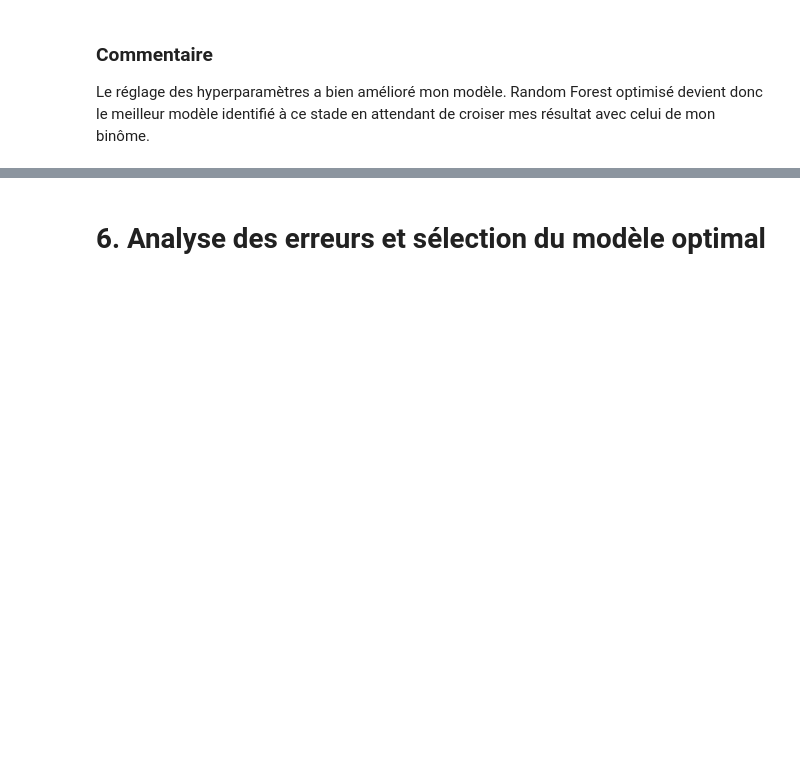
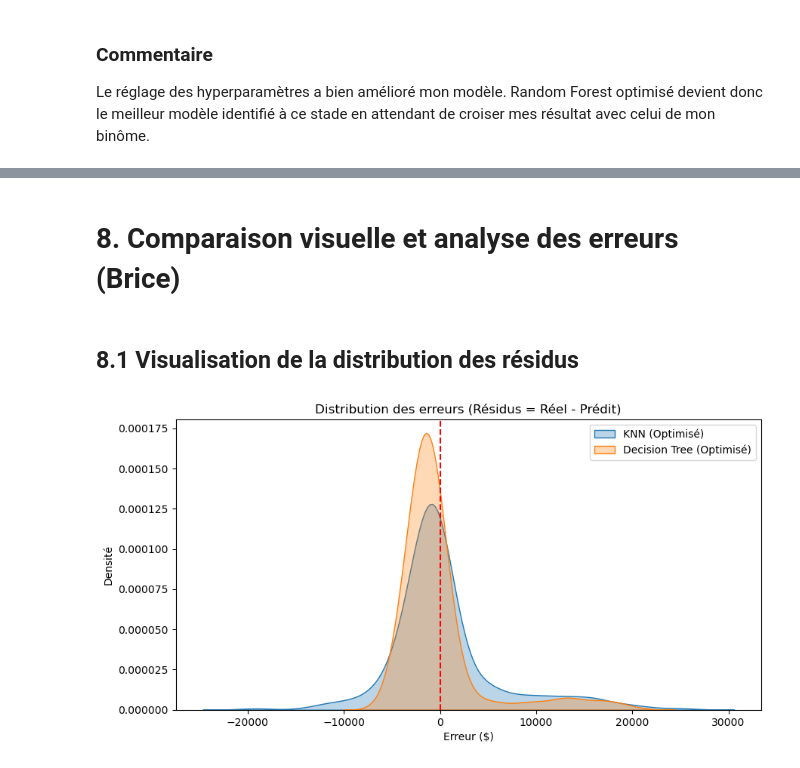
Before and after one commit to Zohair69/insurance_health_prediction, a Jupyter notebook: assurance_Zohair_Brice.ipynb, the cells around one changed output, grey strips where cells are left out. Cells and saved outputs as stored; diff of their text form; code cells hidden in the pictures; blank space fills up the shorter version.

```diff
--- a/assurance-Zohair_Brice.ipynb
+++ b/assurance_Zohair_Brice.ipynb
@@ -310,0 +430,17 @@ Le réglage des hyperparamètres a bien amélioré mon modèle. Random Forest op
+# %%
+param_grid_dt = {
+    'max_depth': [3, 5, 7, 10, None],
+    'min_samples_split': [2, 5, 10],
+    'min_samples_leaf': [1, 2, 4]
+}
+
+grid_dt = GridSearchCV(DecisionTreeRegressor(random_state=42), param_grid_dt, cv=5, scoring='r2', n_jobs=-1)
+grid_dt.fit(X_train_scaled, Y_train)
+
+y_pred_dt_opt = grid_dt.predict(X_test_scaled)
+
+print("--- Decision Tree Optimisé ---")
+print(f"Meilleurs paramètres : {grid_dt.best_params_}")
+print(f"MAE  : {mean_absolute_error(Y_test, y_pred_dt_opt):.2f} $")
+print(f"RMSE : {np.sqrt(mean_squared_error(Y_test, y_pred_dt_opt)):.2f} $")
+print(f"R²   : {r2_score(Y_test, y_pred_dt_opt):.4f}")
@@ -311,2 +460,23 @@ Le réglage des hyperparamètres a bien amélioré mon modèle. Random Forest op
 # %% [markdown]
-# 6. Analyse des erreurs et sélection du modèle optimal
+# 8. Comparaison visuelle et analyse des erreurs (Brice)
+# %% [markdown]
+## 8.1 Visualisation de la distribution des résidus
+# %%
+import matplotlib.pyplot as plt
+import seaborn as sns
+
+residuals_knn = Y_test - y_pred_knn_opt
+residuals_dt = Y_test - y_pred_dt_opt
+
+plt.figure(figsize=(10, 5))
+sns.kdeplot(residuals_knn, label='KNN (Optimisé)', fill=True, alpha=0.3)
+sns.kdeplot(residuals_dt, label='Decision Tree (Optimisé)', fill=True, alpha=0.3)
+
+plt.axvline(0, color='red', linestyle='--')
+plt.title("Distribution des erreurs (Résidus = Réel - Prédit)")
+plt.xlabel("Erreur ($)")
+plt.ylabel("Densité")
+plt.legend()
+plt.show()
+# %% [output]
+[figure, added]
```
Also changed, not shown: parts of 38 cells of this notebook, 5 other files.
